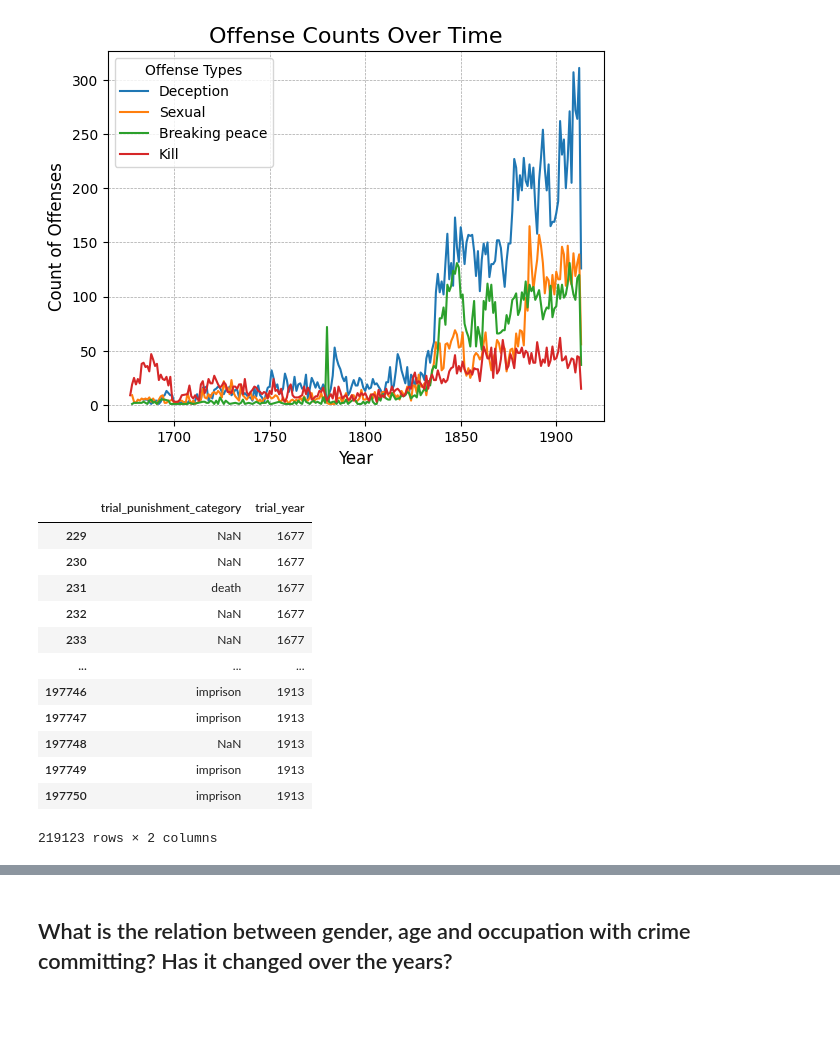
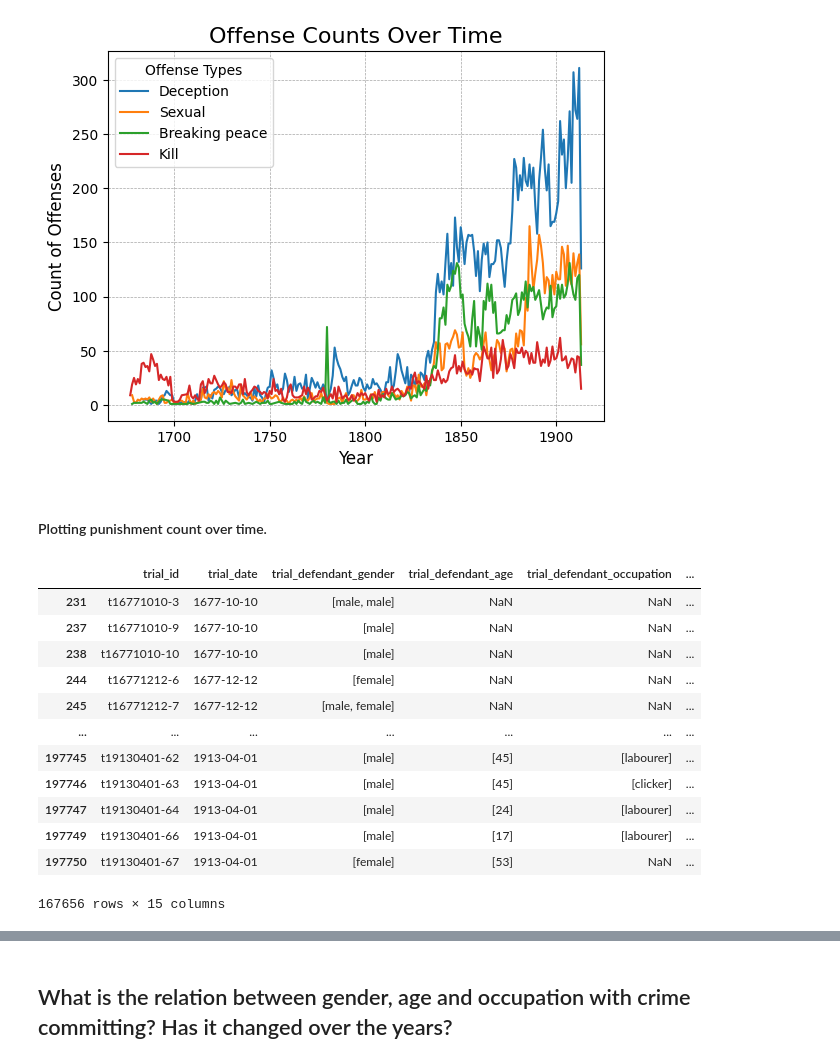
Before and after one commit to isabelabuzzo/Old-Bailey-Trails-Analysis, a Jupyter notebook: 1_Intro.ipynb, the cells around one changed output, grey strips where cells are left out. Cells and saved outputs as stored; diff of their text form; code cells hidden in the pictures; blank space fills up the shorter version.

```diff
--- a/1_Intro.ipynb
+++ b/1_Intro.ipynb
@@ -48,6 +11,0 @@ df
-# %%
-# Cleaning irrelevant values
-# The mask function replaces (lists that are False) and (elements of value [''] or ['indeterminate']) with NaN
-df_wnan = df.mask((df.map(type).eq(list) & ~df.astype(bool)) |
-                  (df.map(lambda x: (x == [''] or x == ['indeterminate']))),
-                  other=np.nan)
@@ -113,6 +11,0 @@ Name: trial_date, Length: 197751, dtype: object
-# %%
-# Transforming to datetime type
-# Timestamps that marked before 1677 were replaced as NaT
-df_wnan['trial_date'] = pd.to_datetime(df_wnan['trial_date'], format='%Y%m%d', errors="coerce")
-
-df_wnan.info()
@@ -630,22 +550,24 @@ plt.ylabel('Count of Offenses', fontsize=12)
 plt.show()
 # %% [output]
 [figure]
+# %% [markdown]
+#### Plotting punishment count over time.
 # %%
 df_time_punish = df_wnan_timestamp[(df_wnan_timestamp.trial_year != np.nan)]
+df_time_punish = df_time_punish[df_time_punish['trial_punishment_category'].notna()]
 df_time_punish = df_time_punish.explode('trial_punishment_category')
-df_time_punish = df_time_punish[['trial_punishment_category', 'trial_year']][df_time_punish.trial_punishment_category != np.nan]
 df_time_punish
 # %% [output]
-|  | trial_punishment_category | trial_year |
-| 229 | NaN | 1677 |
-| 230 | NaN | 1677 |
-| 231 | death | 1677 |
-| 232 | NaN | 1677 |
-| 233 | NaN | 1677 |
-| ... | ... | ... |
-| 197746 | imprison | 1913 |
-| 197747 | imprison | 1913 |
-| 197748 | NaN | 1913 |
-| 197749 | imprison | 1913 |
-| 197750 | imprison | 1913 |
+|  | trial_id | trial_date | trial_defendant_gender | trial_defendant_age | trial_defendant_occupation | ... |
+| 231 | t16771010-3 | 1677-10-10 | [male, male] | NaN | NaN | ... |
+| 237 | t16771010-9 | 1677-10-10 | [male] | NaN | NaN | ... |
+| 238 | t16771010-10 | 1677-10-10 | [male] | NaN | NaN | ... |
+| 244 | t16771212-6 | 1677-12-12 | [female] | NaN | NaN | ... |
+| 245 | t16771212-7 | 1677-12-12 | [male, female] | NaN | NaN | ... |
+| ... | ... | ... | ... | ... | ... | ... |
+| 197745 | t19130401-62 | 1913-04-01 | [male] | [45] | [labourer] | ... |
+| 197746 | t19130401-63 | 1913-04-01 | [male] | [45] | [clicker] | ... |
+| 197747 | t19130401-64 | 1913-04-01 | [male] | [24] | [labourer] | ... |
+| 197749 | t19130401-66 | 1913-04-01 | [male] | [17] | [labourer] | ... |
+| 197750 | t19130401-67 | 1913-04-01 | [female] | [53] | NaN | ... |
-219123 rows × 2 columns
+167656 rows × 15 columns
```
Also changed, not shown: parts of 69 cells of this notebook, 2 other files.
